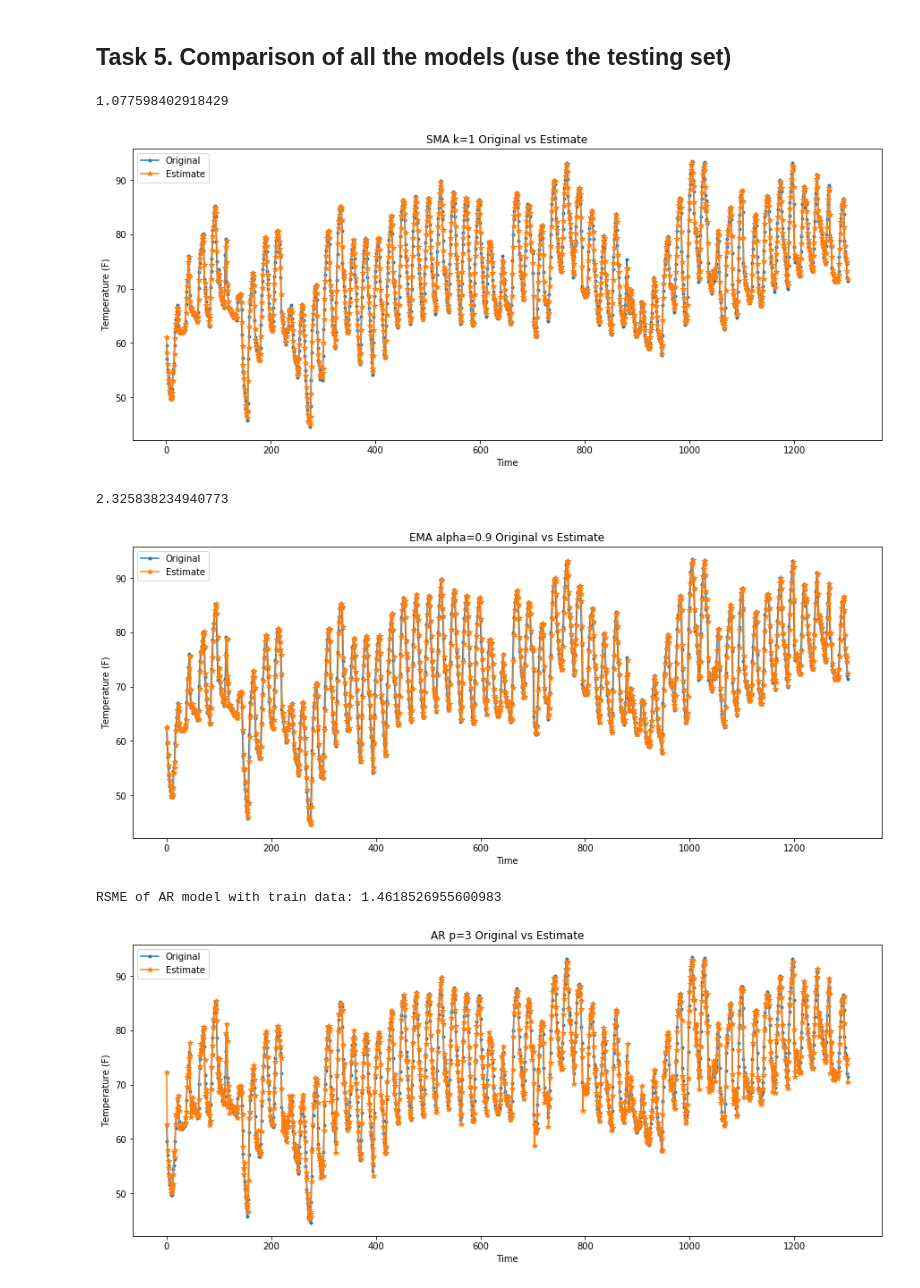
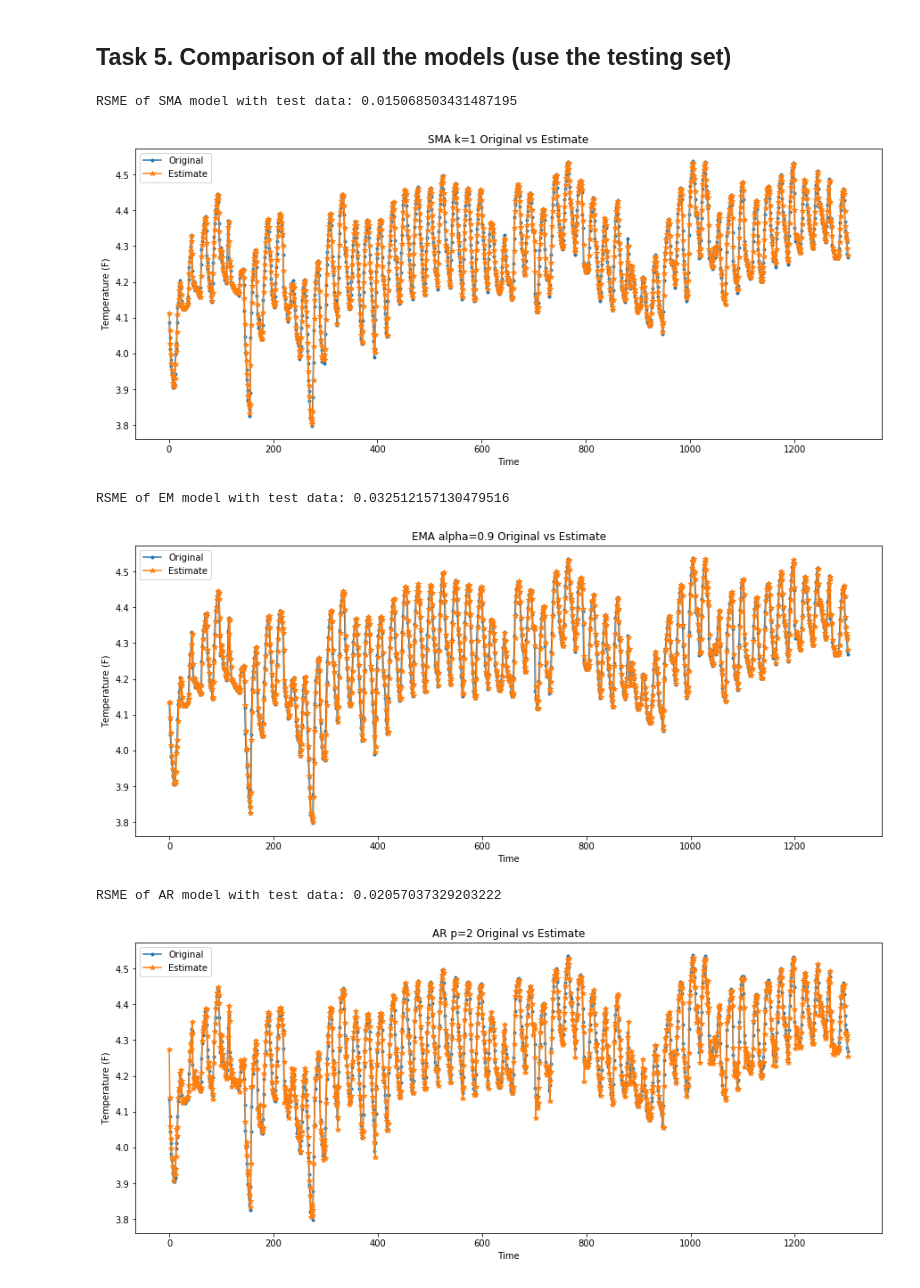
Before and after one commit to justin830827/IoT-Analytics, a Jupyter notebook: Forecasting/Forecasting.ipynb, the cells around one changed output. Saved outputs shown, nothing was run; the diff lists cells and outputs as text; code cells hidden in the pictures.

```diff
--- a/Forecasting/Forecasting.ipynb
+++ b/Forecasting/Forecasting.ipynb
@@ -58,0 +62,5 @@ plot_timeseries(data, 'Temp. Time Series plot')
+# %%
+data['log'] = np.log(data['Temperature'])
+data['log_diff'] = data['log'] - data['log'].shift(1)
+trans_data = data['log']
+plot_timeseries(trans_data, 'Temp. Time Series plot (trans)')
@@ -96,11 +106,11 @@ Rejecting the null hypothesis means that the process has no unit root, and in tu
 # %%
 def data_split(data):
     rows = len(data.index)
-    train = data['Temperature'][:int(rows*0.7)]
-    test = data['Temperature'][int(rows*0.7)+1:].reset_index().drop(columns=['index']).iloc[:,0]
+    train = data[:int(rows*0.7)].reset_index().drop(columns=['index']).iloc[:,0]
+    test = data[int(rows*0.7)+1:].reset_index().drop(columns=['index']).iloc[:,0]
     return train, test
 
-train, test = data_split(data)
+train, test = data_split(trans_data)
 # %% [markdown]
 ### Task 2.1 Apply the simple moving average model to the training data set, for a given k.
 # %%
@@ -316,29 +371,31 @@ k = 1
 actual = test[k:]
 predict = SMA(test, k)[k:]
 # Plot Original vs Predict
-plot_org_vs_est(actual, predict, 'SMA', 'k=1')
-RMSE(actual, predict)
+plot_org_vs_est(actual, predict, 'SMA', 'k={}'.format(k))
+SMA_RMSE = RMSE(actual, predict)
+print('RSME of SMA model with test data: {}'.format(SMA_RMSE))
 # %% [output]
-1.077598402918429
+RSME of SMA model with test data: 0.015068503431487195
-[figure, old version]
+[figure, new version]
 # %%
 alpha = 0.9
 actual = test.copy()
 predict = EMA(test,alpha)
-plot_org_vs_est(actual, predict, 'EMA', 'alpha=0.9')
-RMSE(actual, predict)
+plot_org_vs_est(actual, predict, 'EMA', 'alpha={}'.format(alpha))
+EM_RMSE = RMSE(actual, predict)
+print('RSME of EM model with test data: {}'.format(EM_RMSE))
 # %% [output]
-2.325838234940773
+RSME of EM model with test data: 0.032512157130479516
-[figure, old version]
+[figure, new version]
 # %%
-p = 3
+p = 2
 AR = ARIMA(test, order=(p, 0, 0))
 AR_fit = AR.fit()
 AR_RMSE = np.sqrt(np.mean(AR_fit.resid ** 2))
-print('RSME of AR model with train data: {}'.format(AR_RMSE))
+print('RSME of AR model with test data: {}'.format(AR_RMSE))
 predict = AR_fit.fittedvalues
 actual = test.copy()
-plot_org_vs_est(actual, predict, 'AR', 'p=3')
+plot_org_vs_est(actual, predict, 'AR', 'p={}'.format(p))
 # %% [output]
-RSME of AR model with train data: 1.4618526955600983
+RSME of AR model with test data: 0.02057037329203222
-[figure, old version]
+[figure, new version]
```
Also changed, not shown: parts of 17 cells of this notebook, 12 other files.
